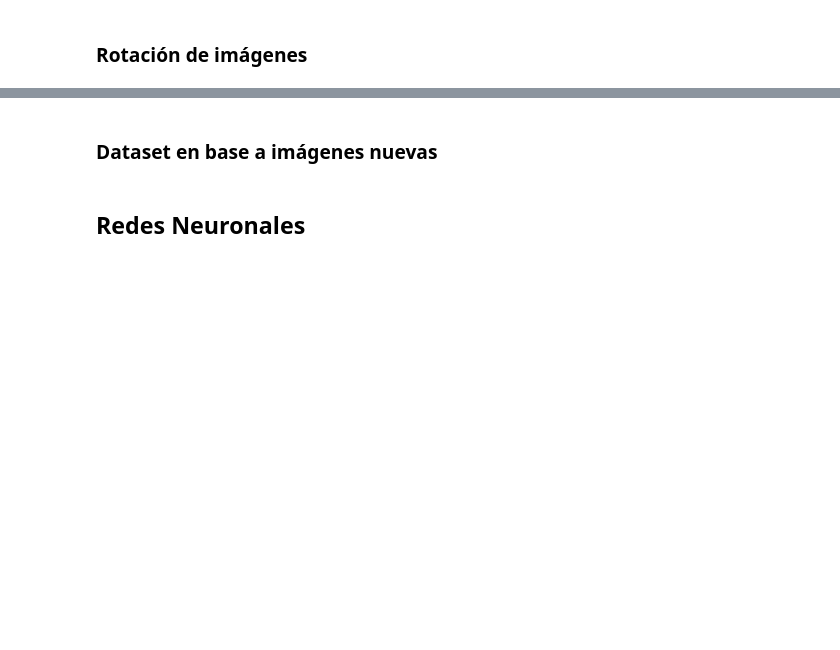
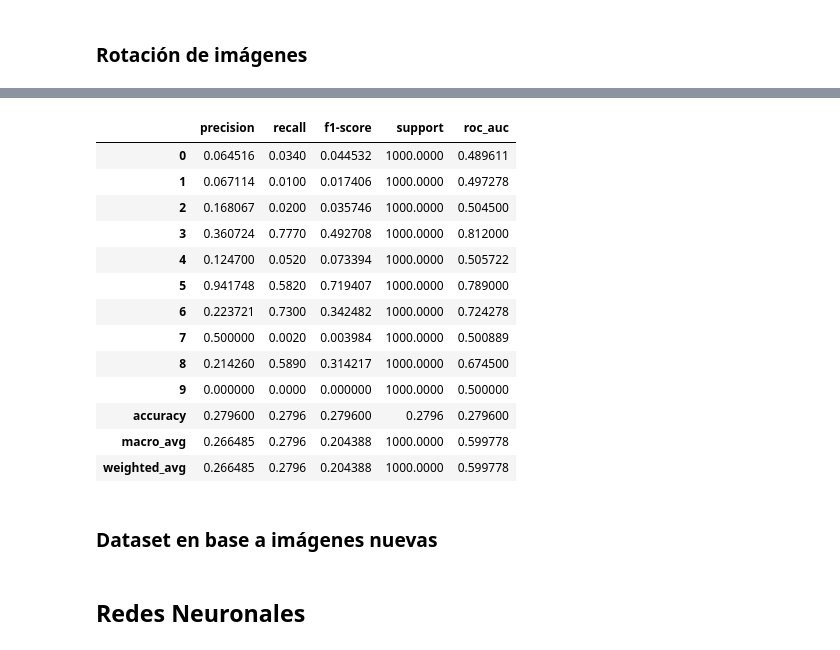
Before and after one commit to mcnanton/tp2AA, a Jupyter notebook: TP2AA.ipynb, the cells around one changed output, grey strips where cells are left out. Saved outputs shown, nothing was run; the diff lists cells and outputs as text; code cells hidden in the pictures; blank space fills up the shorter version.

```diff
--- a/TP2AA.ipynb
+++ b/TP2AA.ipynb
@@ -1072,0 +1088,4 @@ ruido_rotacion = X_test[X_test.columns[::-1]]
+# %%
+y_pred = rfo.predict(X_ruido_rotacion)
+classif_report(y_test, y_pred)
+# %% [output]
@@ -1073,3 +1097,17 @@ ruido_rotacion = X_test[X_test.columns[::-1]]
+|  | precision | recall | f1-score | support | roc_auc |
+| 0 | 0.064516 | 0.0340 | 0.044532 | 1000.0000 | 0.489611 |
+| 1 | 0.067114 | 0.0100 | 0.017406 | 1000.0000 | 0.497278 |
+| 2 | 0.168067 | 0.0200 | 0.035746 | 1000.0000 | 0.504500 |
+| 3 | 0.360724 | 0.7770 | 0.492708 | 1000.0000 | 0.812000 |
+| 4 | 0.124700 | 0.0520 | 0.073394 | 1000.0000 | 0.505722 |
+| 5 | 0.941748 | 0.5820 | 0.719407 | 1000.0000 | 0.789000 |
+| 6 | 0.223721 | 0.7300 | 0.342482 | 1000.0000 | 0.724278 |
+| 7 | 0.500000 | 0.0020 | 0.003984 | 1000.0000 | 0.500889 |
+| 8 | 0.214260 | 0.5890 | 0.314217 | 1000.0000 | 0.674500 |
+| 9 | 0.000000 | 0.0000 | 0.000000 | 1000.0000 | 0.500000 |
+| accuracy | 0.279600 | 0.2796 | 0.279600 | 0.2796 | 0.279600 |
+| macro_avg | 0.266485 | 0.2796 | 0.204388 | 1000.0000 | 0.599778 |
+| weighted_avg | 0.266485 | 0.2796 | 0.204388 | 1000.0000 | 0.599778 |
 # %% [markdown]
 ### Dataset en base a imágenes nuevas
 # %%
```
Also changed, not shown: parts of 4 cells of this notebook.
